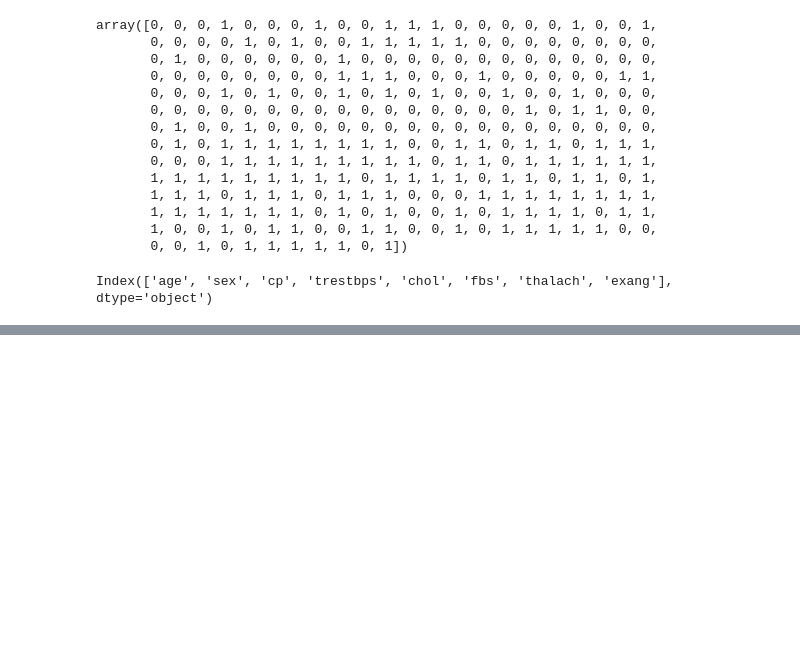
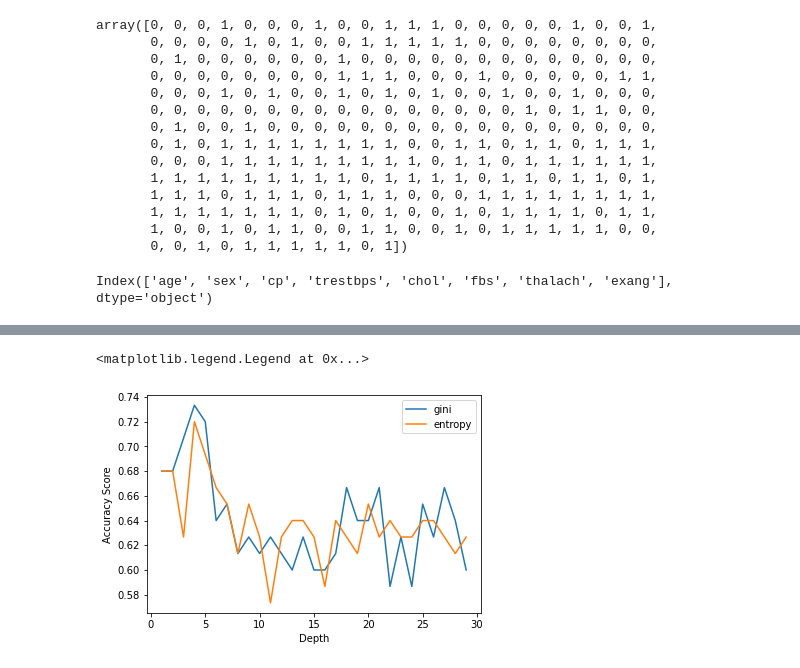
Before and after one commit to BatesJ72/Heart_Disease_ML_Model, a Jupyter notebook: backend/final_model_v72.ipynb, the cells around one changed output, grey strips where cells are left out. Drawn from its saved outputs; the diff is of its cells as text; code cells hidden in the pictures; blank space fills up the shorter version.

Commit message:
updated model with pipeline

```diff
--- a/backend/final_model_v72.ipynb
+++ b/backend/final_model_v72.ipynb
@@ -159,7 +189,7 @@ accuracy_score(y_test, y_test_pred_lr)
 # %%
-# Dummy Classifier
+# Decision Tree Model (unpruned)
 
-dc = DummyClassifier()
-dc.fit(X_train, y_train)
-y_test_pred_dc = dc.predict(X_test)
-print(classification_report(y_test, y_test_pred_dc))
+dt_pipeline = make_pipeline(cf, DecisionTreeClassifier())
+dt_pipeline.fit(X_train, y_train)
+y_test_pred_dt = dt_pipeline.predict(X_test)
+print(classification_report(y_test, y_test_pred_dt))
@@ -170,10 +205,3 @@ accuracy_score(y_test, y_test_pred_dc)
-# %%
-# Decision Tree Model (unpruned)
-
-dt = DecisionTreeClassifier()
-dt.fit(X_train, y_train)
-y_test_pred_dt = dt.predict(X_test)
-print(classification_report(y_test, y_test_pred_dt))
 # %%
 # accuracy score for decision tree model (unpruned)
 
@@ -189,7 +219,7 @@ Image(graph.create_png())
 # %%
 # Prune the tree - gini
 
-dt_p1 = DecisionTreeClassifier(criterion="gini")
-dt_p1.fit(X_train, y_train)
-y_test_pred_dt_p1 = dt_p1.predict(X_test)
+dt_pipeline_p1 = make_pipeline(cf, DecisionTreeClassifier(criterion="gini"))
+dt_pipeline_p1.fit(X_train, y_train)
+y_test_pred_dt_p1 = dt_pipeline_p1.predict(X_test)
 print("Criterion=gini", classification_report(y_test, y_test_pred_dt_p1))
@@ -200,7 +241,7 @@ accuracy_score(y_test, y_test_pred_dt_p1)
 # %%
 # Prune the tree - entropy
 
-dt_p2 = DecisionTreeClassifier(criterion="entropy")
-dt_p2.fit(X_train, y_train)
-y_test_pred_dt_p2 = dt_p2.predict(X_test)
+dt_pipeline_p2 = make_pipeline(cf, DecisionTreeClassifier(criterion="entropy"))
+dt_pipeline_p2.fit(X_train, y_train)
+y_test_pred_dt_p2 = dt_pipeline_p2.predict(X_test)
 print("Criterion=entropy", classification_report(y_test, y_test_pred_dt_p2))
@@ -211,34 +263,41 @@ accuracy_score(y_test, y_test_pred_dt_p2)
 # %%
 # Prune the tree - loop to find best depth
 
 max_depth_dt = []
 acc_gini_dt = []
 acc_entropy_dt = []
 for i in range(1, 30):
-    tree_dt = DecisionTreeClassifier(criterion="gini", max_depth=i)
-    tree_dt.fit(X_train, y_train)
-    pred_g_dt = tree_dt.predict(X_test)
+    dt_pipeline_p3 = make_pipeline(
+        cf, DecisionTreeClassifier(criterion="gini", max_depth=i)
+    )
+    dt_pipeline_p3.fit(X_train, y_train)
+    pred_g_dt = dt_pipeline_p3.predict(X_test)
     acc_gini_dt.append(accuracy_score(y_test, pred_g_dt))
 
-    tree_dt = DecisionTreeClassifier(criterion="entropy", max_depth=i)
-    tree_dt.fit(X_train, y_train)
-    pred_e_dt = tree_dt.predict(X_test)
+    dt_pipeline_p4 = make_pipeline(
+        cf, DecisionTreeClassifier(criterion="entropy", max_depth=i)
+    )
+    dt_pipeline_p4.fit(X_train, y_train)
+    pred_e_dt = dt_pipeline_p4.predict(X_test)
     acc_entropy_dt.append(accuracy_score(y_test, pred_e_dt))
 
     max_depth_dt.append(i)
 
 df_dt = pd.DataFrame(
     {
         "acc_gini_dt": pd.Series(acc_gini_dt),
         "acc_entropy_dt": pd.Series(acc_entropy_dt),
         "max_depth_dt": pd.Series(max_depth_dt),
     }
 )
 
 # visualizing changes in parameters
 plt.plot("max_depth_dt", "acc_gini_dt", data=df_dt, label="gini")
 plt.plot("max_depth_dt", "acc_entropy_dt", data=df_dt, label="entropy")
 plt.xlabel("Depth")
 plt.ylabel("Accuracy Score")
 plt.legend()
+# %% [output]
+<matplotlib.legend.Legend at 0x...>
+[figure, added]
 # %%
```
Also changed, not shown: parts of 36 cells of this notebook, 1 other file.
